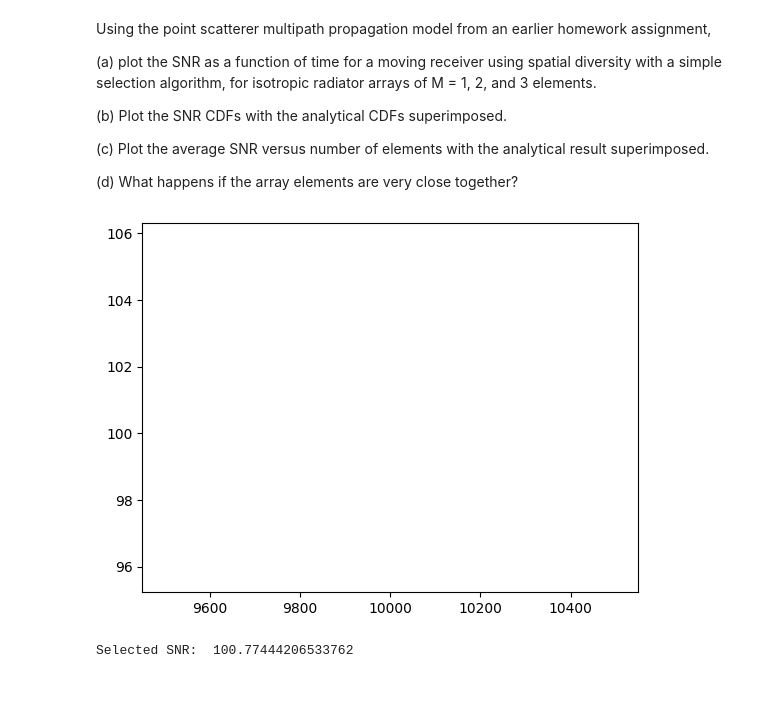
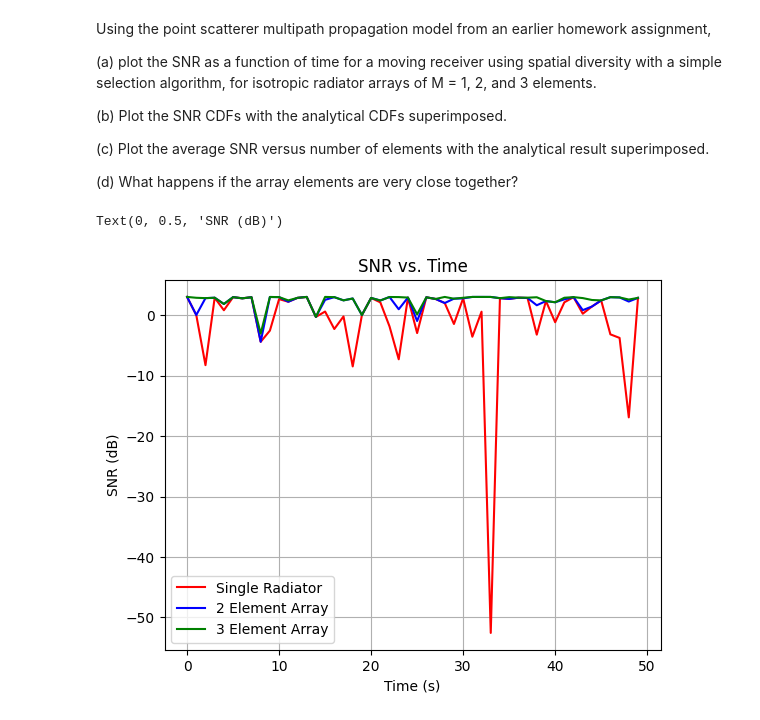
Before and after one commit to Montuck/antenna-software, a Jupyter notebook: HW20.ipynb, the cells around one changed output. Saved outputs shown, nothing was run; the diff lists cells and outputs as text; code cells hidden in the pictures; blank space fills up the shorter version.

```diff
--- a/HW20.ipynb
+++ b/HW20.ipynb
@@ -33,7 +31,7 @@ import numpy as np
 import matplotlib.pyplot as plt
 
 # variables
-points = 10000
+points = 50
 bins = 200
 
 # parameters
@@ -48,45 +46,69 @@ Gr = 10**(1/10)
 x_t = 0
 y_t = 0
 
 # locations for receiver
 x_r = np.linspace(-10, 10, points)
 y_r = np.zeros(points)
 
 # scatter points
 x_s = np.random.uniform(-10, 10, points)
 y_s = np.random.uniform(-10, 10, points)
 
 # receiver model
-M = [1, 2, 3]                       # number of elements
-E = np.zeros(points, dtype=complex) # received field
-x_r_e = [0, lam/2, lam]             # element positions within the array
-ref_coef = -1                       # reflection coefficient
-selected_snr = 0                    # maximum SNRs
+M = [1, 2, 3]                                       # number of elements
+E_single = np.zeros([points, M[0]], dtype=complex)  # single radiator received field
+E_double = np.zeros([points, M[1]], dtype=complex)  # received field
+E_triple = np.zeros([points, M[2]], dtype=complex)  # received field
+x_r_e = [0, lam/2, lam]                             # element positions within the array
+ref_coef = -1                                       # reflection coefficient
+selected_snrs_double = []                           # maximum SNRs
+selected_snrs_triple = []                           # maximum SNRs
 
 # Noise power
 k_B = 1.38e-23  # Boltzmann constant
 T0 = 290        # Noise temperature
 B = 1e6         # Bandwidth
 N_0 = k_B*T0*B  # Noise power
 
 # (a) plot the SNR as a function of time for a moving receiver
 # using spatial diversity with a simple selection algorithm,
 # for isotropic radiator arrays of M = 1, 2, and 3 elements.
 
 for m in range(0,points):
-    for n in range(0,M[0]):
+
+    # single element
+    delta_r = np.sqrt((x_t-x_s[m])**2+(y_t-y_s[m])**2) - np.sqrt((x_s[m]-(x_r[m]))**2+(y_s[m]-y_r[m])**2)
+    E_single[m] = 1+ref_coef*np.exp(-1j*k*delta_r)
+
+    # two element array
+    for n in range(0,M[1]):
         # distance between scatterer and receiver
         delta_r = np.sqrt((x_t-x_s[m])**2+(y_t-y_s[m])**2) - np.sqrt((x_s[m]-(x_r[m]+x_r_e[n]))**2+(y_s[m]-y_r[m])**2)
         # received field
-        E[m]x = 1+ref_coef*np.exp(-1j*k*delta_r)
+        E_double[m][n] = 1+ref_coef*np.exp(-1j*k*delta_r)
+    # select the maximum signal
+    E_double[m] = np.abs(E_double[m])
+    selected_snrs_double.append(np.max(E_double[m], axis=0)) # Max SNR
 
-    # calculate the SNR
-    S = np.abs(E)**2/(2*eta)            # power spectral density
-    Prec = S*lam**2*Gr / (4*np.pi)      # Received power
-    SNRs = Prec/ N_0                    # SNR
+    # three element array
+    for n in range(0,M[2]):
+        # distance between scatterer and receiver
+        delta_r = np.sqrt((x_t-x_s[m])**2+(y_t-y_s[m])**2) - np.sqrt((x_s[m]-(x_r[m]+x_r_e[n]))**2+(y_s[m]-y_r[m])**2)
+        # received field
+        E_triple[m][n] = 1+ref_coef*np.exp(-1j*k*delta_r)
+    # select the maximum signal
+    E_triple[m] = np.abs(E_triple[m])
+    selected_snrs_triple.append(np.max(E_triple[m], axis=0)) # Max SNR
 
-    selected_snr = np.max(SNRs, axis=0) # Max SNR
-    print("Selected SNR: ", 10 * np.log10(selected_snr))
+# plot the SNR as a function of time
+plt.plot(np.arange(points), 10*np.log10(E_single), 'r-', label='Single Radiator')
+plt.plot(np.arange(points), 10*np.log10(selected_snrs_double), 'b-', label='2 Element Array')
+plt.plot(np.arange(points), 10*np.log10(selected_snrs_triple), 'g-', label='3 Element Array')
+plt.grid()
+plt.legend()
+plt.title('Power Received vs. Time')
+plt.xlabel('Time (s)')
+plt.ylabel('Power (dB)')
 # %% [output]
+Text(0, 0.5, 'SNR (dB)')
-[figure, old version]
+[figure, new version]
-Selected SNR:  100.77444206533762
```
Also changed, not shown: parts of 1 cell of this notebook.
